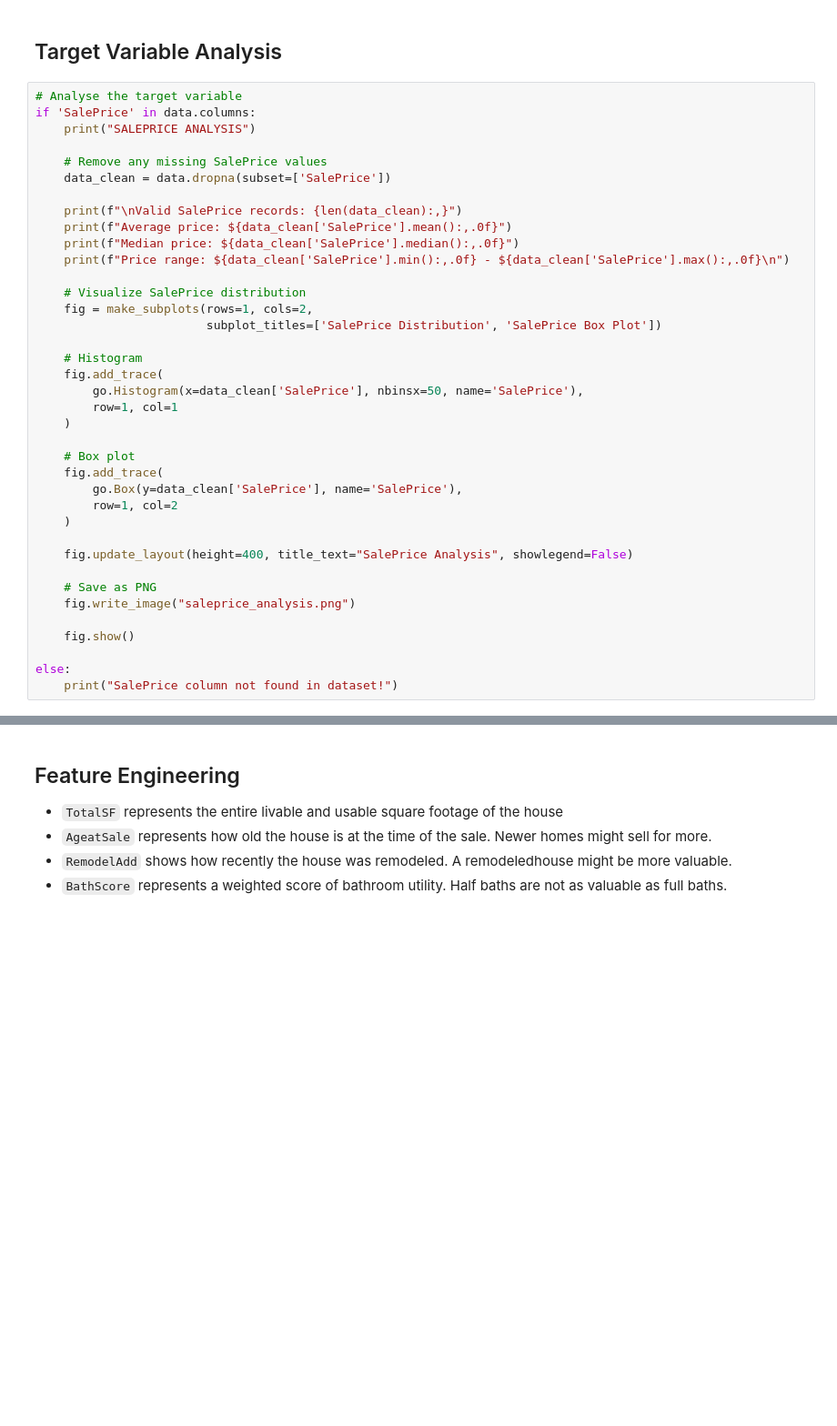
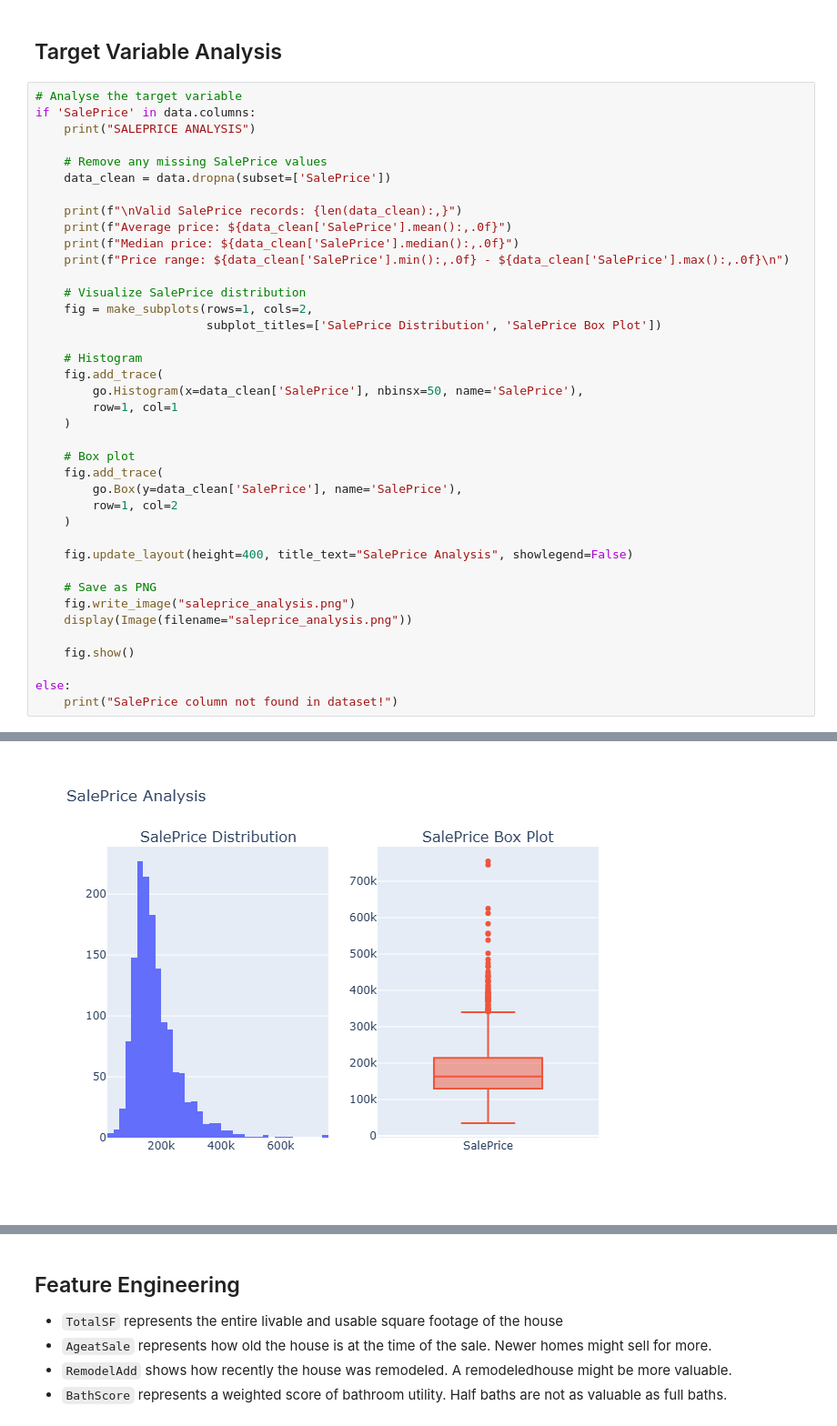
Before and after one commit to jola-ds/eda_and_ml_notebooks, a Jupyter notebook: housing_market_analysis/housing_market_analysis.ipynb, the cells around one changed output, grey strips where cells are left out. Shown at 91% size. Drawn from its saved outputs; the diff is of its cells as text; blank space fills up the shorter version.

```diff
--- a/housing_market_analysis/housing_market_analysis.ipynb
+++ b/housing_market_analysis/housing_market_analysis.ipynb
@@ -248,30 +248,32 @@ if 'SalePrice' in data.columns:
                         subplot_titles=['SalePrice Distribution', 'SalePrice Box Plot'])
 
     # Histogram
     fig.add_trace(
         go.Histogram(x=data_clean['SalePrice'], nbinsx=50, name='SalePrice'),
         row=1, col=1
     )
 
     # Box plot
     fig.add_trace(
         go.Box(y=data_clean['SalePrice'], name='SalePrice'),
         row=1, col=2
     )
 
     fig.update_layout(height=400, title_text="SalePrice Analysis", showlegend=False)
 
     # Save as PNG
     fig.write_image("saleprice_analysis.png")
+    display(Image(filename="saleprice_analysis.png"))
 
     fig.show()
 
 else:
     print("SalePrice column not found in dataset!")
 # %% [output]
 SALEPRICE ANALYSIS
 
 Valid SalePrice records: 1,460
 Average price: $180,921
 Median price: $163,000
 Price range: $34,900 - $755,000
+[figure, added]
```
Also changed, not shown: parts of 9 cells of this notebook.
